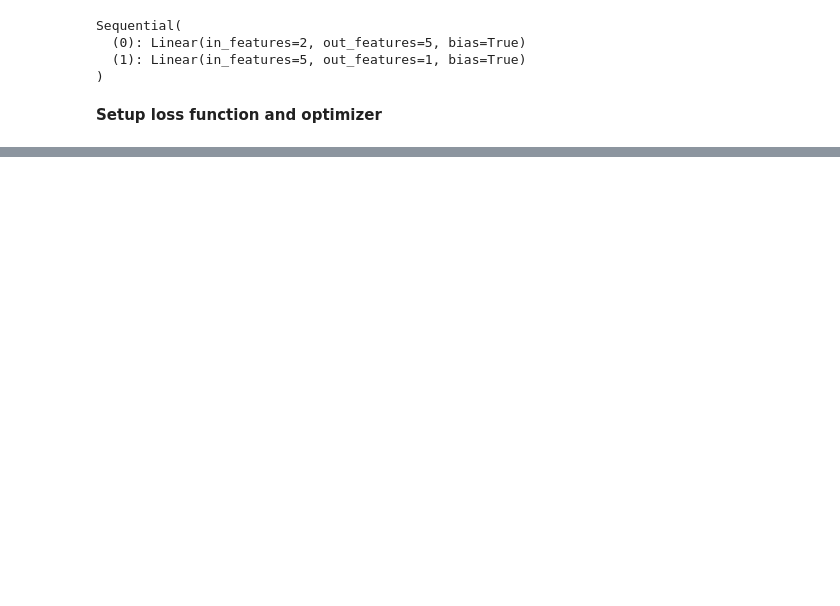
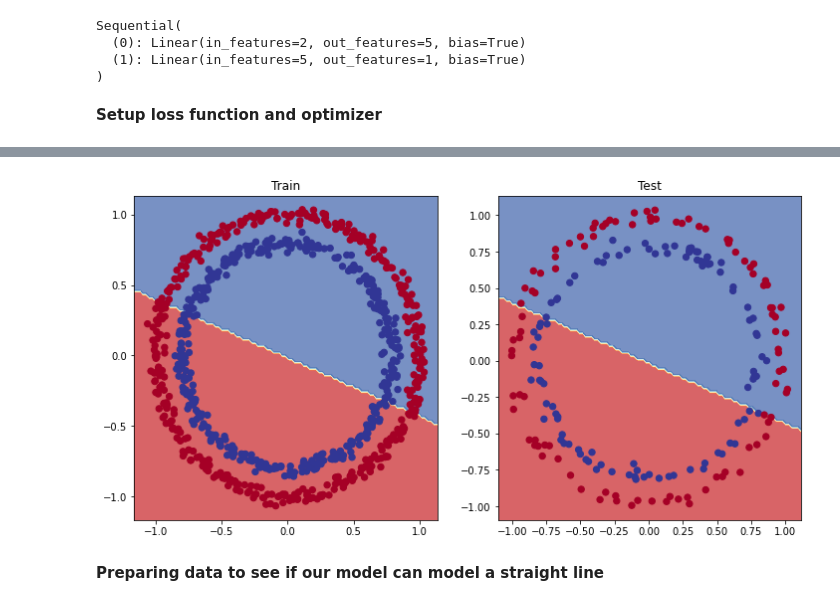
Before and after one commit to Kousher/Pytorch, a Jupyter notebook: 02_Pytorch_NN_Classification.ipynb, the cells around one changed output, grey strips where cells are left out. Saved outputs shown, nothing was run; the diff lists cells and outputs as text; code cells hidden in the pictures; blank space fills up the shorter version.

```diff
--- a/02_Pytorch_NN_Classification.ipynb
+++ b/02_Pytorch_NN_Classification.ipynb
@@ -184,0 +393,21 @@ def accuracy_fn(y_true, y_pred):
+# %%
+#We'll follow the same steps we did above but with a few changed hyperparameters.
+
+class CircleModelV1(nn.Module):
+    def __init__(self):
+        super().__init__()
+        self.layer_1 = nn.Linear(in_features=2, out_features=10)
+        self.layer_2 = nn.Linear(in_features=10, out_features=10) # extra layer
+        self.layer_3 = nn.Linear(in_features=10, out_features=1)
+
+    def forward(self, x): # note: always make sure forward is spelt correctly!
+        # Creating a model like this is the same as below, though below
+        # generally benefits from speedups where possible.
+        # z = self.layer_1(x)
+        # z = self.layer_2(z)
+        # z = self.layer_3(z)
+        # return z
+        return self.layer_3(self.layer_2(self.layer_1(x)))
+
+model_1 = CircleModelV1().to(device)
+model_1
@@ -184,0 +479,13 @@ def accuracy_fn(y_true, y_pred):
+# %%
+# Plot decision boundaries for training and test sets
+plt.figure(figsize=(12, 6))
+plt.subplot(1, 2, 1)
+plt.title("Train")
+plot_decision_boundary(model_1, X_train, y_train)
+plt.subplot(1, 2, 2)
+plt.title("Test")
+plot_decision_boundary(model_1, X_test, y_test)
+# %% [output]
+[figure, added]
+# %% [markdown]
+**Preparing data to see if our model can model a straight line**
```
Also changed, not shown: parts of 29 cells of this notebook.
